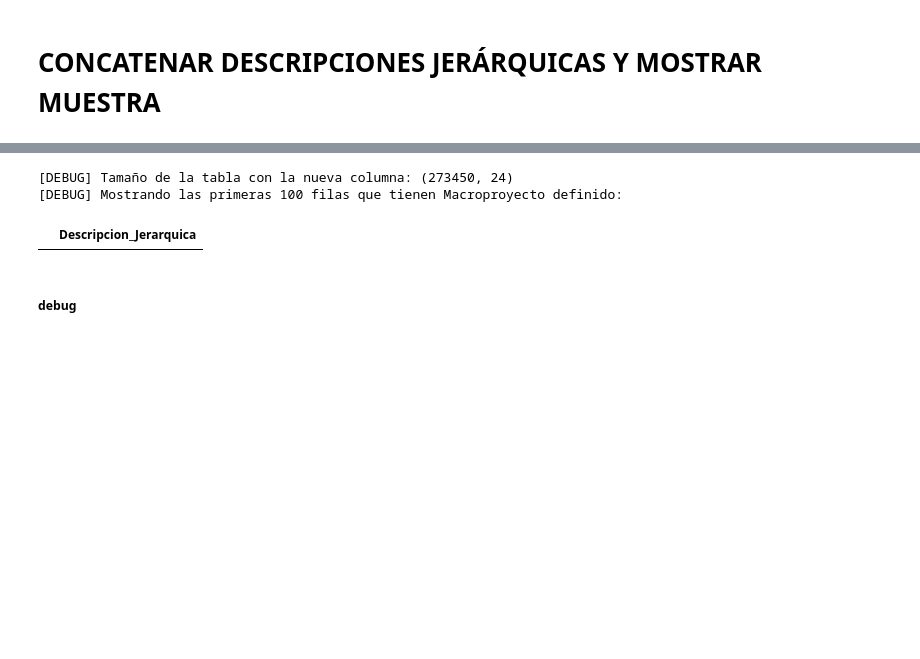
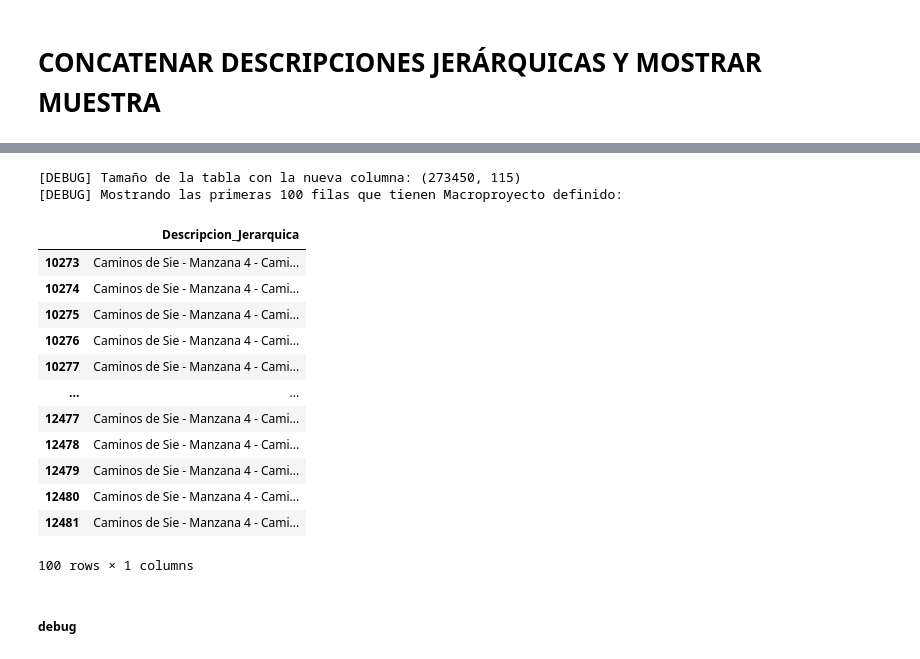
Before and after one commit to ConnectEscuelaIngenieros/consultoriaConnectBogota, a Jupyter notebook: Concatenador_Codigos_para_Homologador.ipynb, the cells around one changed output, grey strips where cells are left out. Saved outputs shown, nothing was run; the diff lists cells and outputs as text; code cells hidden in the pictures; blank space fills up the shorter version.

```diff
--- a/Concatenador_Codigos_para_Homologador.ipynb
+++ b/Concatenador_Codigos_para_Homologador.ipynb
@@ -37,7 +37,7 @@ tabla_macro["Proyecto_sin_prefijo"] = tabla_macro["Proyecto"].apply(
 )
 
 # Verificar coincidencias
-interseccion = set(tabla_proyectos["Nombre Proyecto"]).intersection(set(tabla_macro["Proyecto"]))
+interseccion = set(tabla_proyectos["Nombre Proyecto"]).intersection(set(tabla_macro["Proyecto_sin_prefijo"]))
 print(f"[DEBUG] Coincidencias exactas entre tablas: {len(interseccion)}")
 
 # === Merge de proyectos con macroproyectos ===
@@ -45,7 +45,7 @@ tabla_proyectos_macro = pd.merge(
     tabla_proyectos,
     tabla_macro,
     left_on="Nombre Proyecto",
-    right_on="Proyecto",
+    right_on="Proyecto_sin_prefijo",
     how="left",
 )
 
@@ -69,13 +69,12 @@ tabla_insumos_pref = tabla_insumos_unica.rename(columns={c: f"Insumo_{c}" for c
 tabla_final = pd.merge(tabla_3, tabla_insumos_pref, on="SkIdInsumo", how="left")
 print(f"[DEBUG] OK. Forma final: {tabla_final.shape}")
 
+
+'''
 # === Exportar resultados ===
 tabla_final.to_csv("tabla_looker.csv", index=False, encoding="utf-8", sep=",")
 tabla_final.to_parquet("tabla_looker.parquet", index=False)
-
 print("[DEBUG] Exportado CSV y Parquet correctamente.")
-
-# Vista rápida de verificación
-display(tabla_final[["Nombre Proyecto", "Macroproyecto"]].head(10))
+'''
 # %% [output]
 [DEBUG] Columnas alineadas.
@@ -259,7 +290,7 @@ if columnas_que_faltan:
     print(f"[DEBUG] ADVERTENCIA: Faltan estas columnas y se omitirán: {columnas_que_faltan}")
 
 nombre_columna_salida = "Descripcion_Jerarquica"
-tabla_looker[nombre_columna_salida] = tabla_looker.apply(
+tabla_final[nombre_columna_salida] = tabla_final.apply(
     construir_descripcion_jerarquica,
     axis=1,
     columnas_a_concatenar=columnas_que_existen,
@@ -272,21 +326,33 @@ tabla_looker[nombre_columna_salida] = tabla_looker.apply(
 # %%
 # Mostrar solo filas con Macroproyecto definido
 tamano_muestra: int = 100
 muestra_pequena = (
-    tabla_looker[
-        tabla_looker["Macroproyecto"].notna()
-        & (tabla_looker["Macroproyecto"].astype(str).str.strip() != "")
+    tabla_final[
+        tabla_final["Macroproyecto"].notna()
+        & (tabla_final["Macroproyecto"].astype(str).str.strip() != "")
     ][[nombre_columna_salida]]
     .head(tamano_muestra)
 )
 
-print(f"[DEBUG] Tamaño de la tabla con la nueva columna: {tabla_looker.shape}")
+print(f"[DEBUG] Tamaño de la tabla con la nueva columna: {tabla_final.shape}")
 print(f"[DEBUG] Mostrando las primeras {tamano_muestra} filas que tienen Macroproyecto definido:")
 display(muestra_pequena)
 # %% [output]
-[DEBUG] Tamaño de la tabla con la nueva columna: (273450, 24)
+[DEBUG] Tamaño de la tabla con la nueva columna: (273450, 115)
 [DEBUG] Mostrando las primeras 100 filas que tienen Macroproyecto definido:
 |  | Descripcion_Jerarquica |
+| 10273 | Caminos de Sie - Manzana 4 - Cami... |
+| 10274 | Caminos de Sie - Manzana 4 - Cami... |
+| 10275 | Caminos de Sie - Manzana 4 - Cami... |
+| 10276 | Caminos de Sie - Manzana 4 - Cami... |
+| 10277 | Caminos de Sie - Manzana 4 - Cami... |
+| ... | ... |
+| 12477 | Caminos de Sie - Manzana 4 - Cami... |
+| 12478 | Caminos de Sie - Manzana 4 - Cami... |
+| 12479 | Caminos de Sie - Manzana 4 - Cami... |
+| 12480 | Caminos de Sie - Manzana 4 - Cami... |
+| 12481 | Caminos de Sie - Manzana 4 - Cami... |
+100 rows × 1 columns
 # %% [markdown]
 ##### debug
 # %%
```
Also changed, not shown: parts of 7 cells of this notebook.
